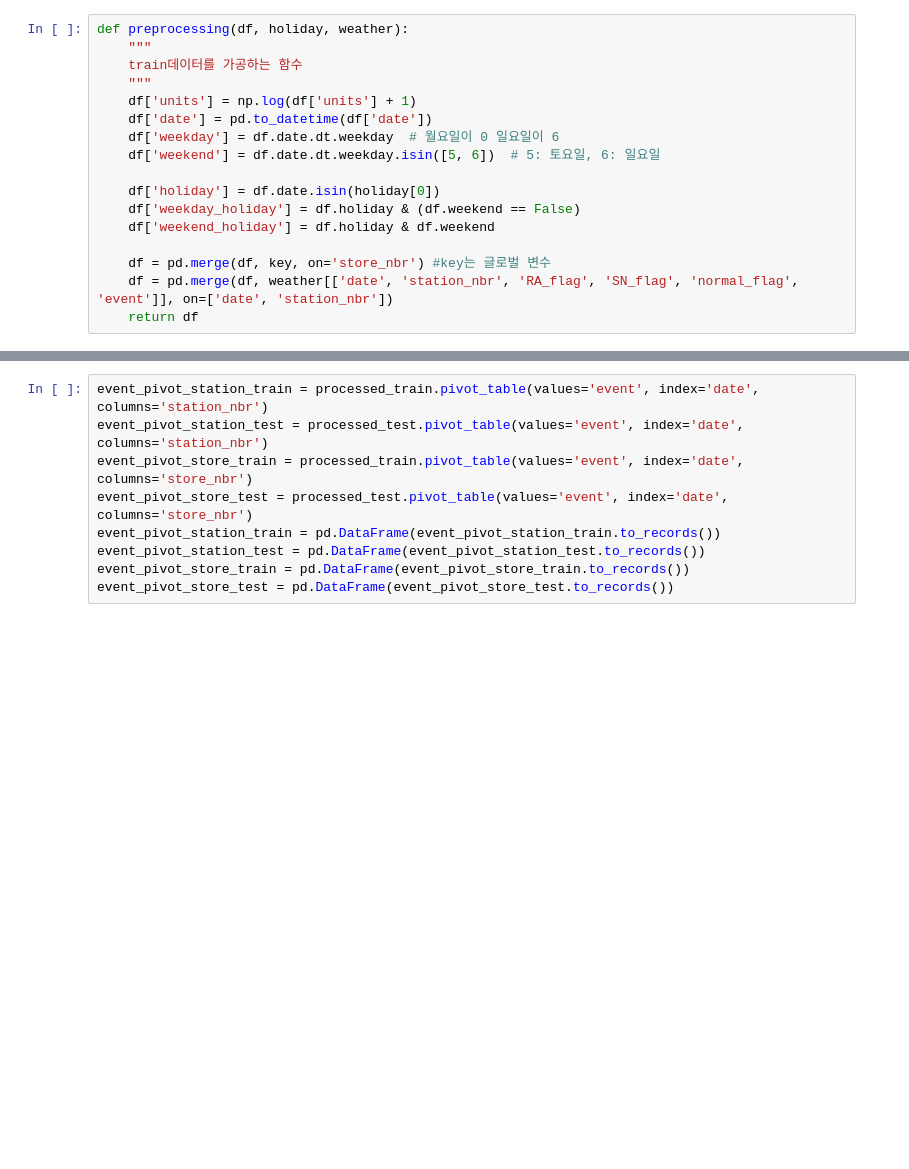
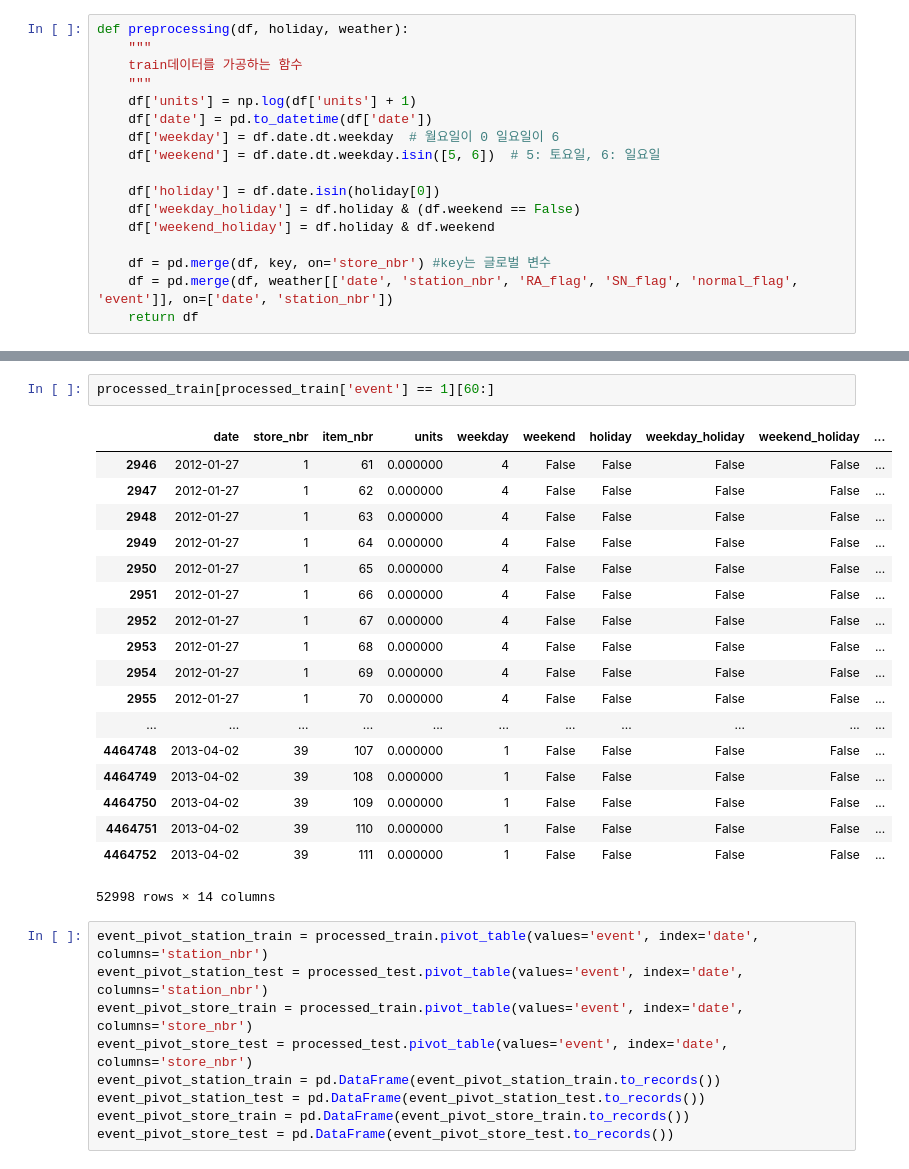
Before and after one commit to youngjo89/project1, a Jupyter notebook: code/preprocessing_devj.ipynb, the cells around one changed output, grey strips where cells are left out. Cells and saved outputs as stored; diff of their text form; blank space fills up the shorter version.

```diff
--- a/code/preprocessing_devj.ipynb
+++ b/code/preprocessing_devj.ipynb
@@ -177,3 +194,24 @@ processed_test = test_preprocessing(test, holiday, weather)
+# %%
+processed_train[processed_train['event'] == 1][60:]
+# %% [output]
+|  | date | store_nbr | item_nbr | units | weekday | weekend | holiday | weekday_holiday | weekend_holiday | ... |
+| 2946 | 2012-01-27 | 1 | 61 | 0.000000 | 4 | False | False | False | False | ... |
+| 2947 | 2012-01-27 | 1 | 62 | 0.000000 | 4 | False | False | False | False | ... |
+| 2948 | 2012-01-27 | 1 | 63 | 0.000000 | 4 | False | False | False | False | ... |
+| 2949 | 2012-01-27 | 1 | 64 | 0.000000 | 4 | False | False | False | False | ... |
+| 2950 | 2012-01-27 | 1 | 65 | 0.000000 | 4 | False | False | False | False | ... |
+| 2951 | 2012-01-27 | 1 | 66 | 0.000000 | 4 | False | False | False | False | ... |
+| 2952 | 2012-01-27 | 1 | 67 | 0.000000 | 4 | False | False | False | False | ... |
+| 2953 | 2012-01-27 | 1 | 68 | 0.000000 | 4 | False | False | False | False | ... |
+| 2954 | 2012-01-27 | 1 | 69 | 0.000000 | 4 | False | False | False | False | ... |
+| 2955 | 2012-01-27 | 1 | 70 | 0.000000 | 4 | False | False | False | False | ... |
+| ... | ... | ... | ... | ... | ... | ... | ... | ... | ... | ... |
+| 4464748 | 2013-04-02 | 39 | 107 | 0.000000 | 1 | False | False | False | False | ... |
+| 4464749 | 2013-04-02 | 39 | 108 | 0.000000 | 1 | False | False | False | False | ... |
+| 4464750 | 2013-04-02 | 39 | 109 | 0.000000 | 1 | False | False | False | False | ... |
+| 4464751 | 2013-04-02 | 39 | 110 | 0.000000 | 1 | False | False | False | False | ... |
+| 4464752 | 2013-04-02 | 39 | 111 | 0.000000 | 1 | False | False | False | False | ... |
+52998 rows × 14 columns
 # %%
 event_pivot_station_train = processed_train.pivot_table(values='event', index='date', columns='station_nbr')
 event_pivot_station_test = processed_test.pivot_table(values='event', index='date', columns='station_nbr')
```
Also changed, not shown: parts of 11 cells of this notebook, 1 other file.
